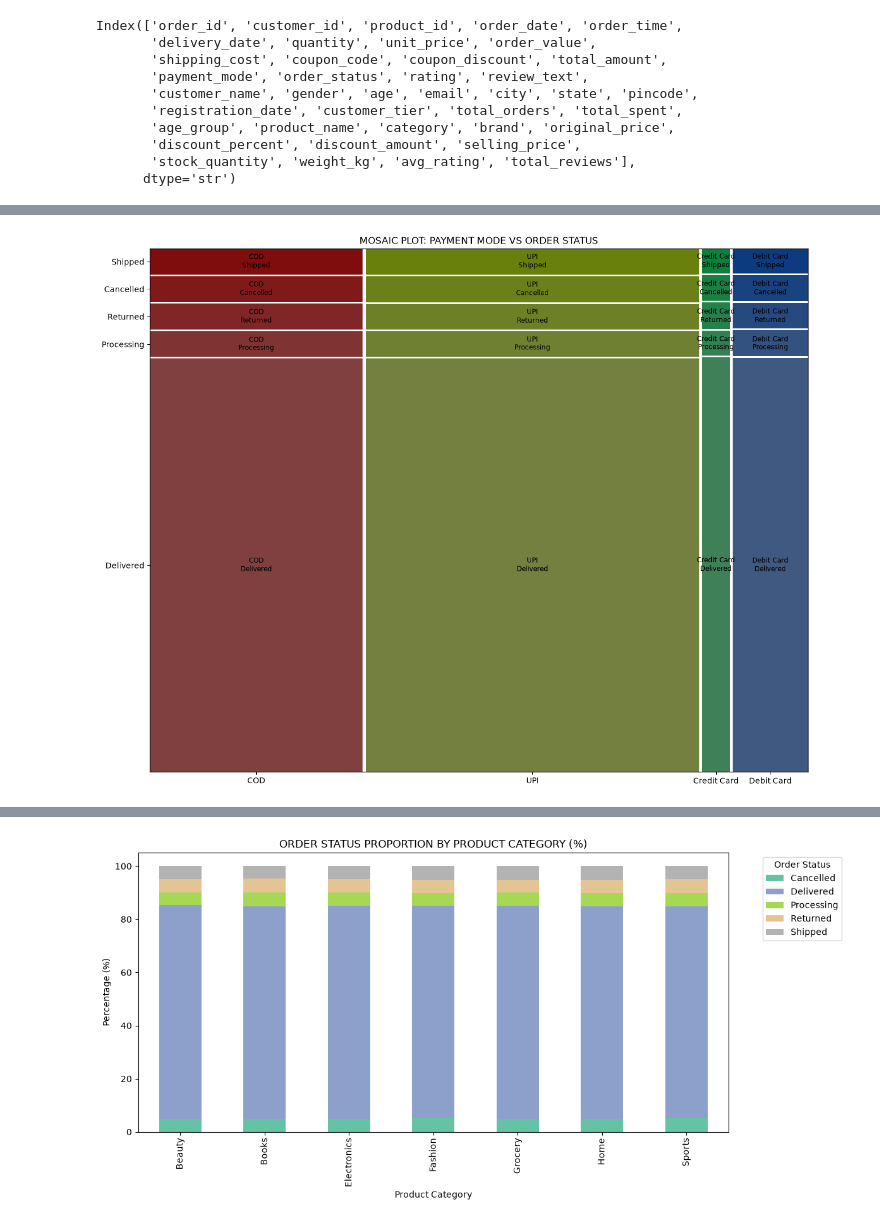
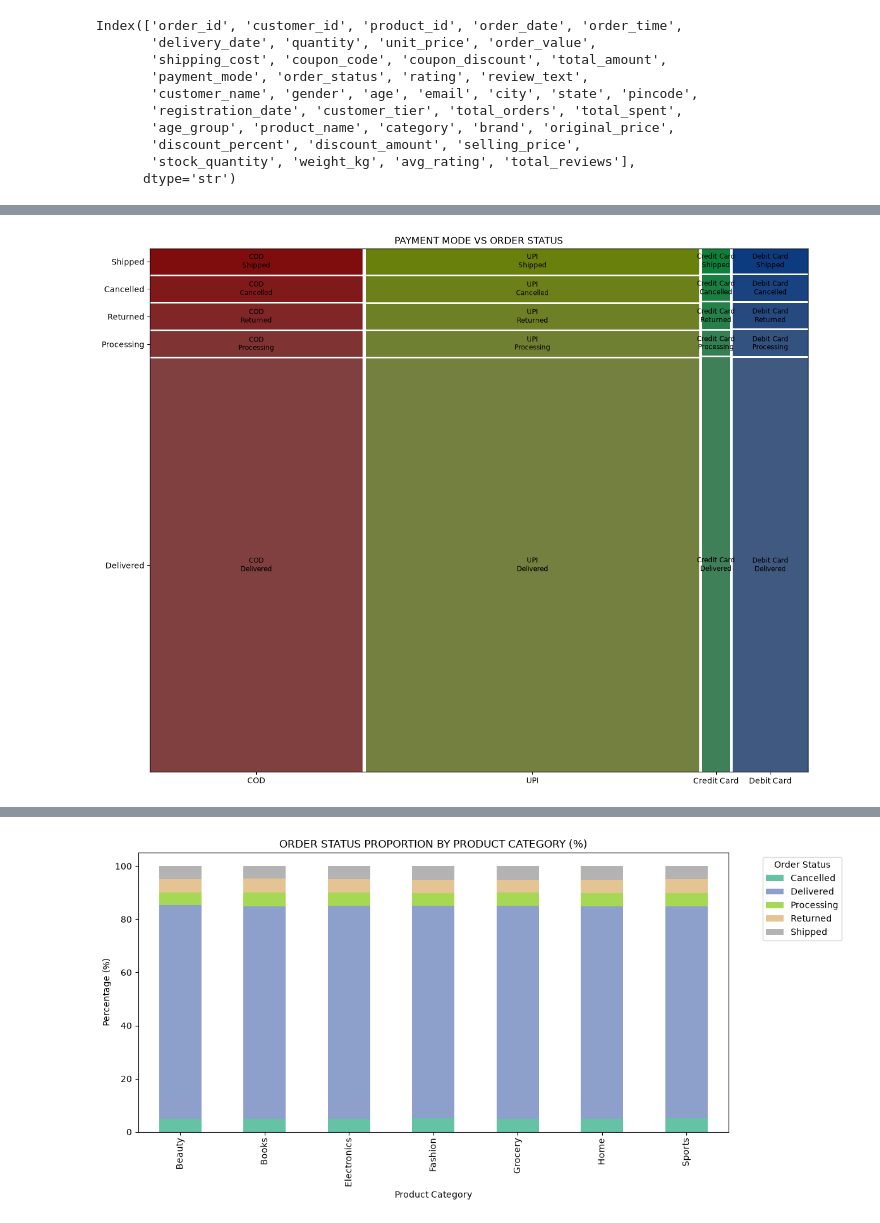
Before and after one commit to hegdetejas01/e-Commerce-DataAnalysis, a Jupyter notebook: ecommerce.ipynb, the cells around one changed output, grey strips where cells are left out. Saved outputs shown, nothing was run; the diff lists cells and outputs as text; code cells hidden in the pictures.

```diff
--- a/ecommerce.ipynb
+++ b/ecommerce.ipynb
@@ -956,6 +960,6 @@ plt.show()
 # %%
 plt.rcParams['figure.figsize'] = (15, 12)
-mosaic(sales, ['payment_mode', 'order_status'], title='MOSAIC PLOT: PAYMENT MODE VS ORDER STATUS')
+mosaic(sales, ['payment_mode', 'order_status'], title='PAYMENT MODE VS ORDER STATUS')
 plt.show()
 # %% [output]
-[figure, old version]
+[figure, new version]
```
Also changed, not shown: parts of 42 cells of this notebook.
